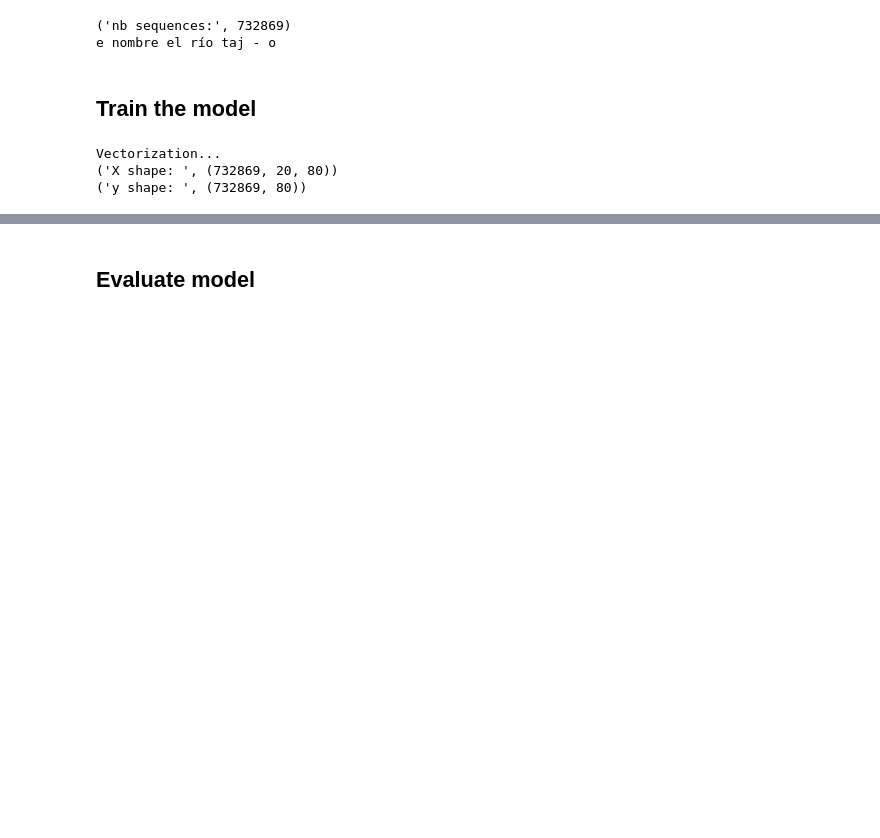
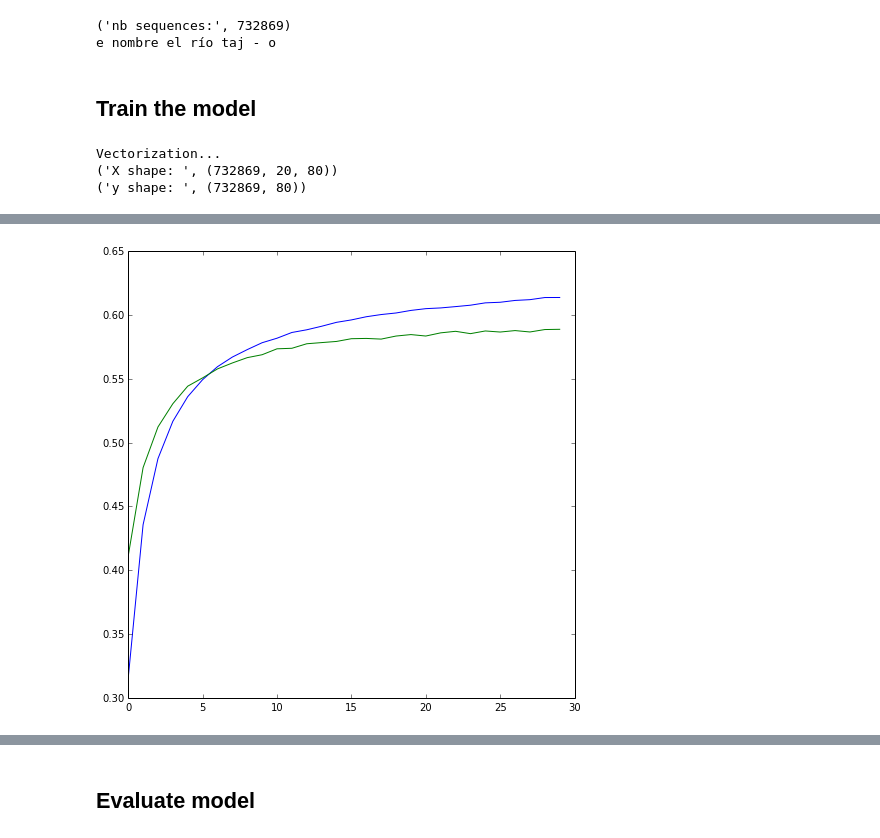
Before and after one commit to edmondzhang82/training, a Jupyter notebook: keras/01_char_languaje_model/RNN 01 - Text generation with quijote .ipynb, the cells around one changed output, grey strips where cells are left out. Saved outputs shown, nothing was run; the diff lists cells and outputs as text; code cells hidden in the pictures; blank space fills up the shorter version.

```diff
--- a/keras/01_char_languaje_model/RNN 01 - Text generation with quijote .ipynb
+++ b/keras/01_char_languaje_model/RNN 01 - Text generation with quijote .ipynb
@@ -22,10 +18,12 @@ Download quijote from guttenberg project
 
 wget http://www.gutenberg.org/cache/epub/2000/pg2000.txt
 # %%
+#Read book
 text = open(path + "pg2000.txt").read().lower()
 print('corpus length:', len(text))
 
-chars = set(text)
+chars = sorted(list(set(text)))
+print('Chars list: ', chars)
 print('total chars:', len(chars))
 
 #Dictionaries to convert char to num & num to char
@@ -147,17 +82,15 @@ print('Build model 1')
 seq_prev_input = Input(shape=(maxlen, len(chars)), name='prev')
 
 # apply forwards LSTM
-forwards1 = LSTM(512, return_sequences=True)(seq_prev_input)
-dp1 = Dropout(0.25)(forwards1)
+forwards1 = LSTM(512, dropout_W=0.3, dropout_U=0.3, return_sequences=True)(seq_prev_input)
 
-forwards2 = LSTM(512, return_sequences=False)(dp1)
-dp2 = Dropout(0.5)(forwards2)
+forwards2 = LSTM(512, dropout_W=0.3, dropout_U=0.3, return_sequences=False)(forwards1)
 
-output = Dense(len(chars), activation='softmax')(dp2)
+output = Dense(len(chars), activation='softmax')(forwards2)
 
 model1 = Model(input=seq_prev_input, output=output)
 model1.summary()
 
 # try using different optimizers and different optimizer configs
-model1.compile(loss='categorical_crossentropy', optimizer='rmsprop', metrics=['accuracy'])
+model1.compile(loss='categorical_crossentropy', optimizer='adam', metrics=['accuracy'])
 # %% [output]
@@ -191,5 +119,5 @@ SVG(model_to_dot(model1).create(prog='dot', format='svg'))
 [drawing not drawn]
 # %%
 #Fit model
-history = model1.fit(X[:600000], y[:600000], batch_size=256, nb_epoch=30,
+history = model1.fit(X[:600000], y[:600000], batch_size=512, nb_epoch=30,
            validation_data=(X[600000:], y[600000:]))
@@ -259,6 +204,12 @@ Epoch 30/30
 # %%
+import matplotlib.pyplot as plt
+%matplotlib inline
+plt.rcParams['figure.figsize'] = (8, 8)
+
 plt.plot(history.history['acc'])
 plt.plot(history.history['val_acc'])
 plt.show()
+# %% [output]
+[figure, added]
 # %%
 #Save model
```
Also changed, not shown: parts of 15 cells of this notebook, 4 other files.
